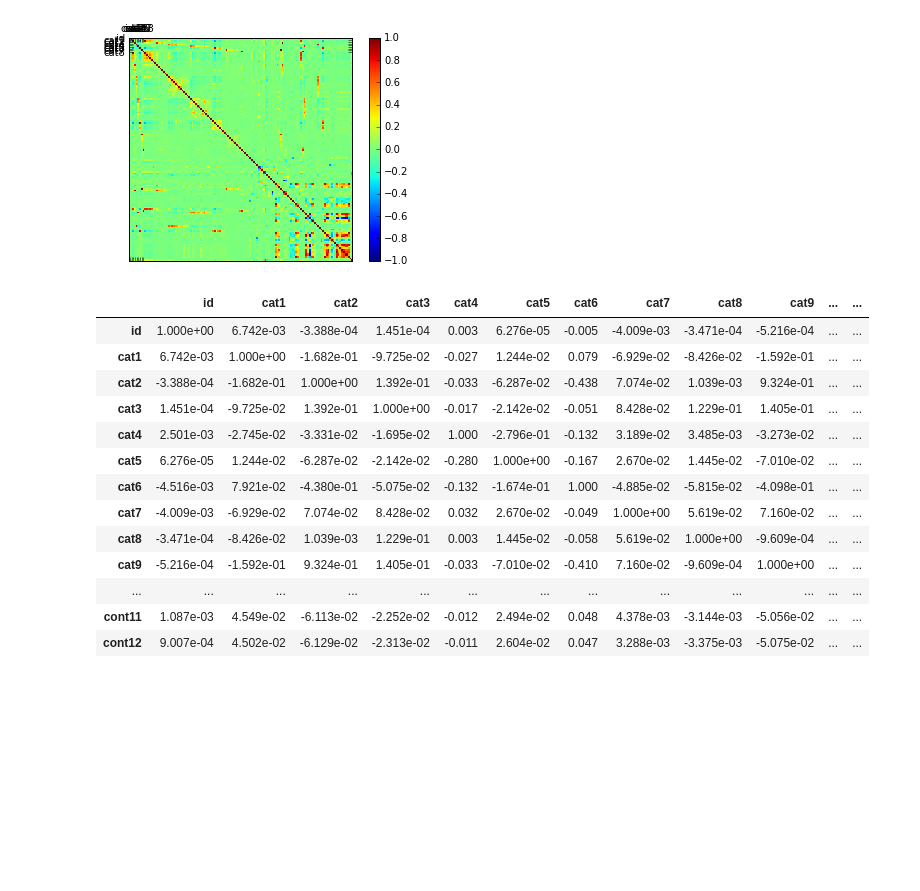
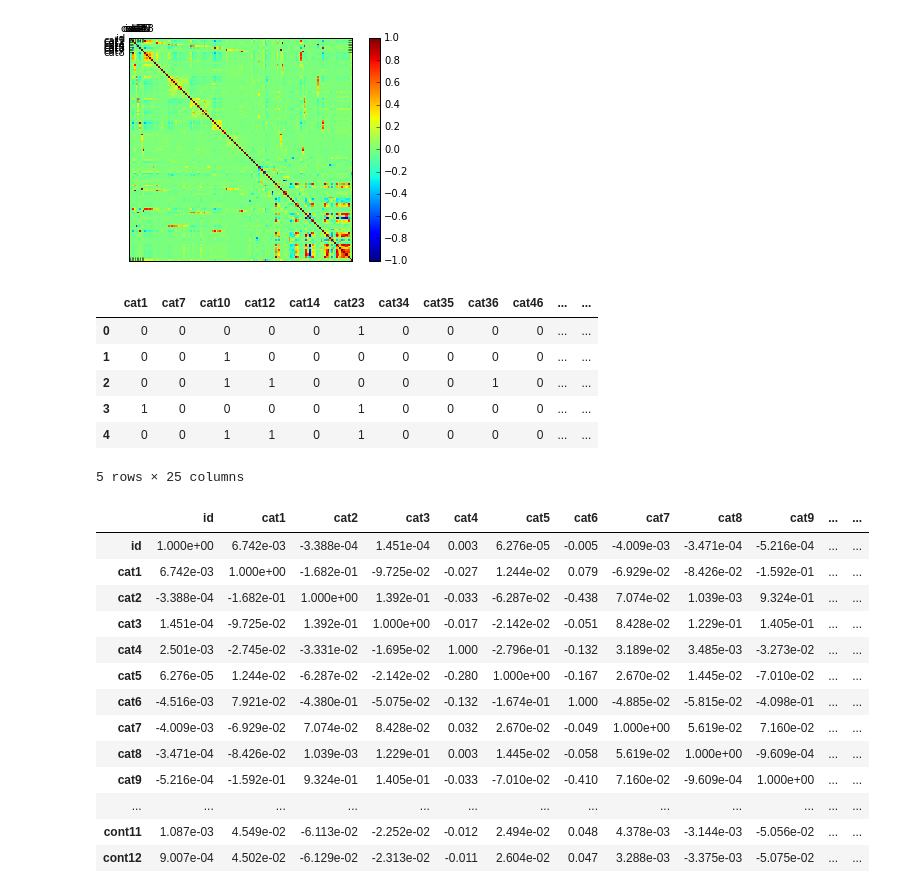
Before and after one commit to sethbunke/MachineLearningAlgorithmsFromScratch, a Jupyter notebook: allstate/Claims Severity.ipynb, the cells around one changed output. Saved outputs shown, nothing was run; the diff lists cells and outputs as text; code cells hidden in the pictures; blank space fills up the shorter version.

```diff
--- a/allstate/Claims Severity.ipynb
+++ b/allstate/Claims Severity.ipynb
@@ -156,6 +157,35 @@ ax.set_yticklabels(data.columns)
 plt.show()
 # %% [output]
 [figure]
+# %%
+corr1_cols = ['cat1','cat7','cat10','cat12','cat14','cat23','cat34','cat35','cat36','cat46','cat47',
+'cat51','cat55','cat57','cat67','cat72','cat79','cat80','cat81','cat87','cat89',
+'cont2','cont3','cont7', 'loss']
+
+corr1_data = data[corr1_cols]
+corr1_data.head(5)
+
+# corr1_correlations = corr1_data.corr()
+# corr1_correlations.head(10)
+# #plot correlation matrix
+# fig1 = plt.figure()
+# ax1 = fig.add_subplot(111)
+# cax1 = ax.matshow(corr1_data, vmin=-1, vmax=1)
+# fig1.colorbar(cax1)
+# # ticks = numpy.arange(0,9,1)
+# # ax.set_xticks(ticks)
+# # ax.set_yticks(ticks)
+# ax.set_xticklabels(corr1_data.columns)
+# ax.set_yticklabels(corr1_data.columns)
+# plt.show()
+# %% [output]
+|  | cat1 | cat7 | cat10 | cat12 | cat14 | cat23 | cat34 | cat35 | cat36 | cat46 | ... | ... |
+| 0 | 0 | 0 | 0 | 0 | 0 | 1 | 0 | 0 | 0 | 0 | ... | ... |
+| 1 | 0 | 0 | 1 | 0 | 0 | 0 | 0 | 0 | 0 | 0 | ... | ... |
+| 2 | 0 | 0 | 1 | 1 | 0 | 0 | 0 | 0 | 1 | 0 | ... | ... |
+| 3 | 1 | 0 | 0 | 0 | 0 | 1 | 0 | 0 | 0 | 0 | ... | ... |
+| 4 | 0 | 0 | 1 | 1 | 0 | 1 | 0 | 0 | 0 | 0 | ... | ... |
+5 rows × 25 columns
 # %%
 correlations
 # %% [output]
```
Also changed, not shown: parts of 6 cells of this notebook, 1 other file.
